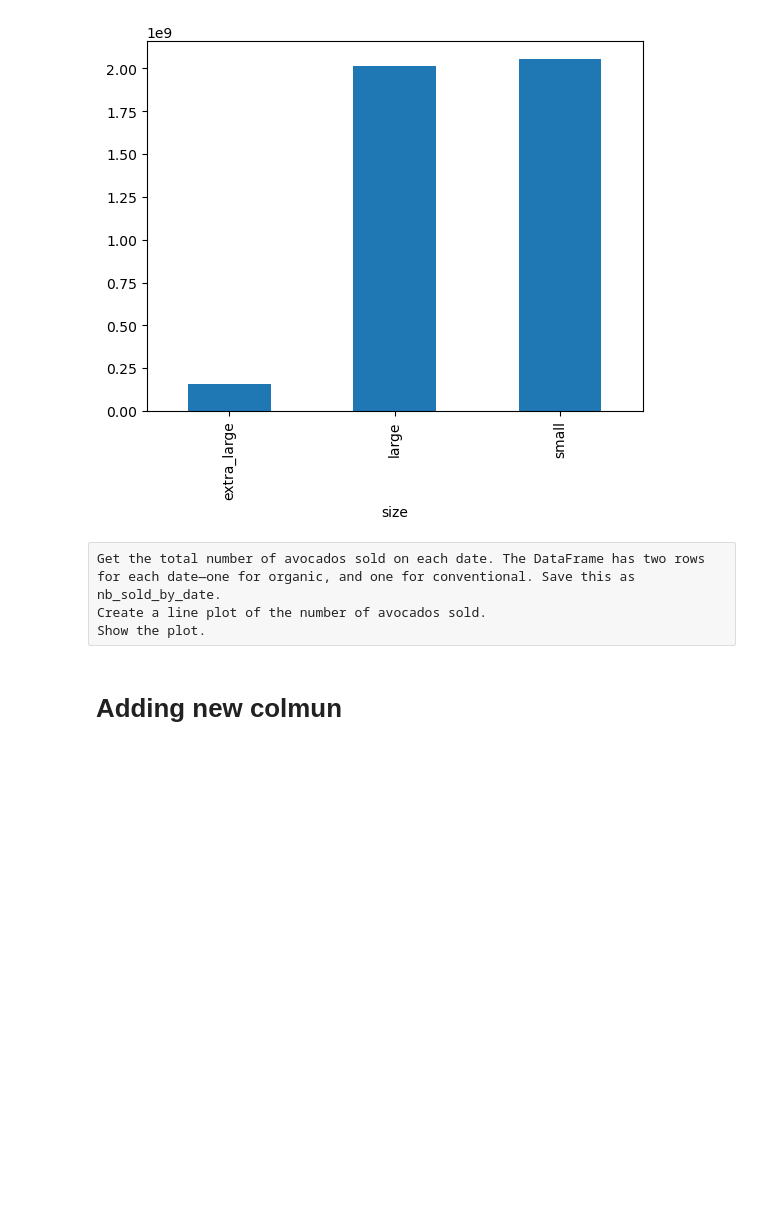
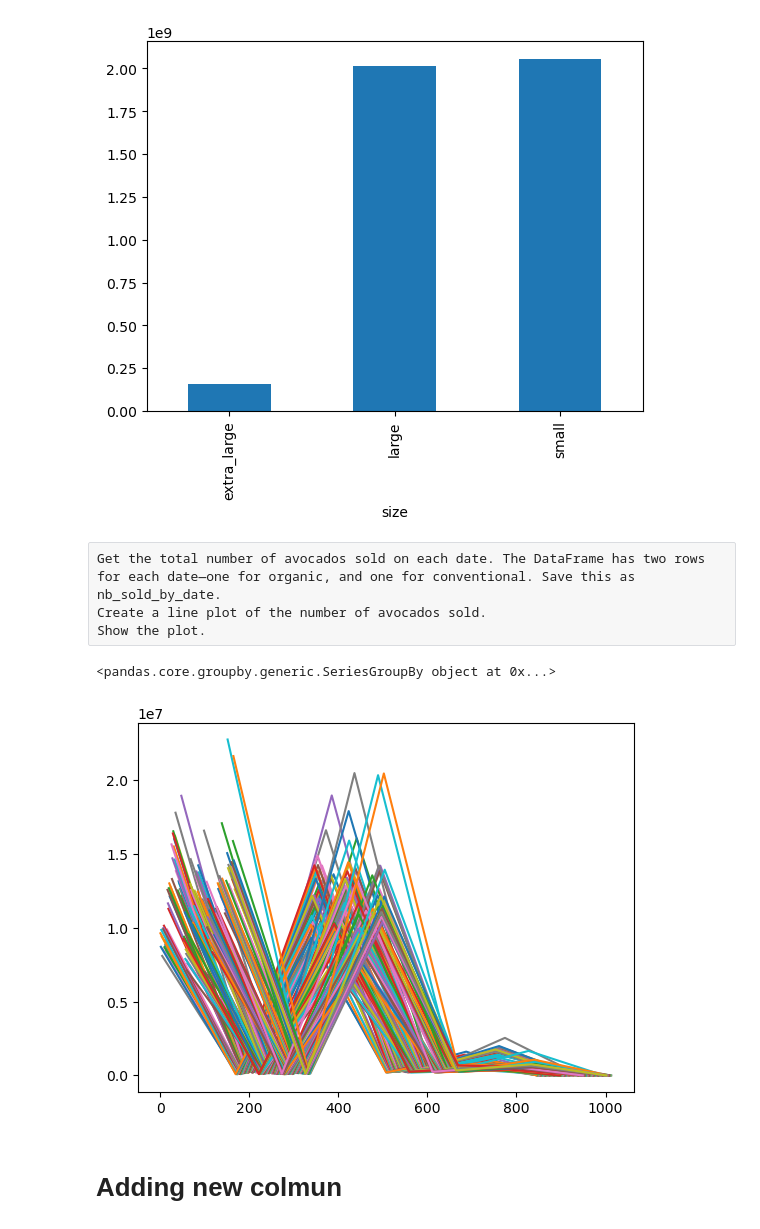
Before and after one commit to albertNSBM/Pandas_revision, a Jupyter notebook: Pandas_revision.ipynb, the cells around one changed output. Drawn from its saved outputs; the diff is of its cells as text; code cells hidden in the pictures; blank space fills up the shorter version.

Commit message:
line plot

```diff
--- a/Pandas_revision.ipynb
+++ b/Pandas_revision.ipynb
@@ -1058,6 +1058,19 @@ Show the plot.
 # %%
 # Get the total number of avocados sold on each date.
 # The DataFrame has two rows for each date—one for organic, and one for conventional. Save this as nb_sold_by_date.
+
+nb_sold_by_date= avocados.groupby('date')['nb_sold']
+nb_sold_by_date
+# %% [output]
+<pandas.core.groupby.generic.SeriesGroupBy object at 0x...>
+# %%
+# Create a line plot of the number of avocados sold.
+
+nb_sold_by_date.plot(kind='line')
+# Show the plot.
+plt.show()
+# %% [output]
+[figure, added]
 # %%
 # subset using isin()
 # here to find the dogs which are black or blown in dataset
```
